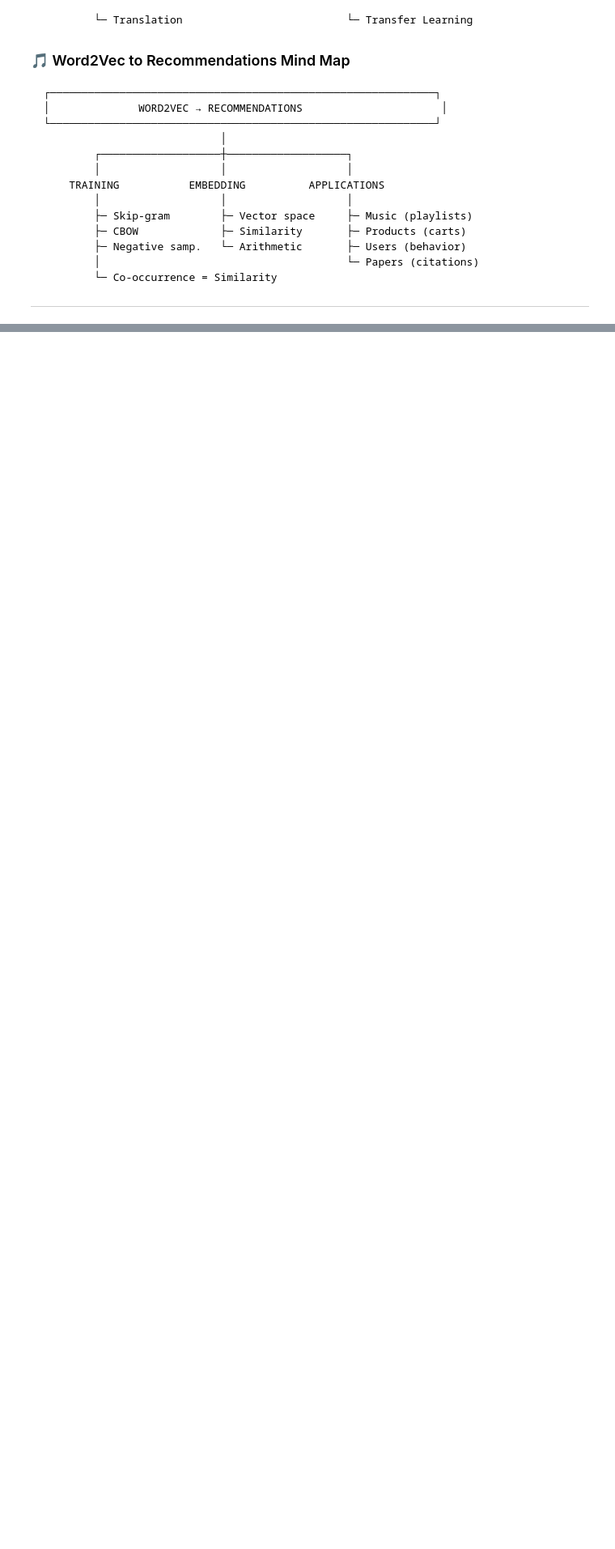
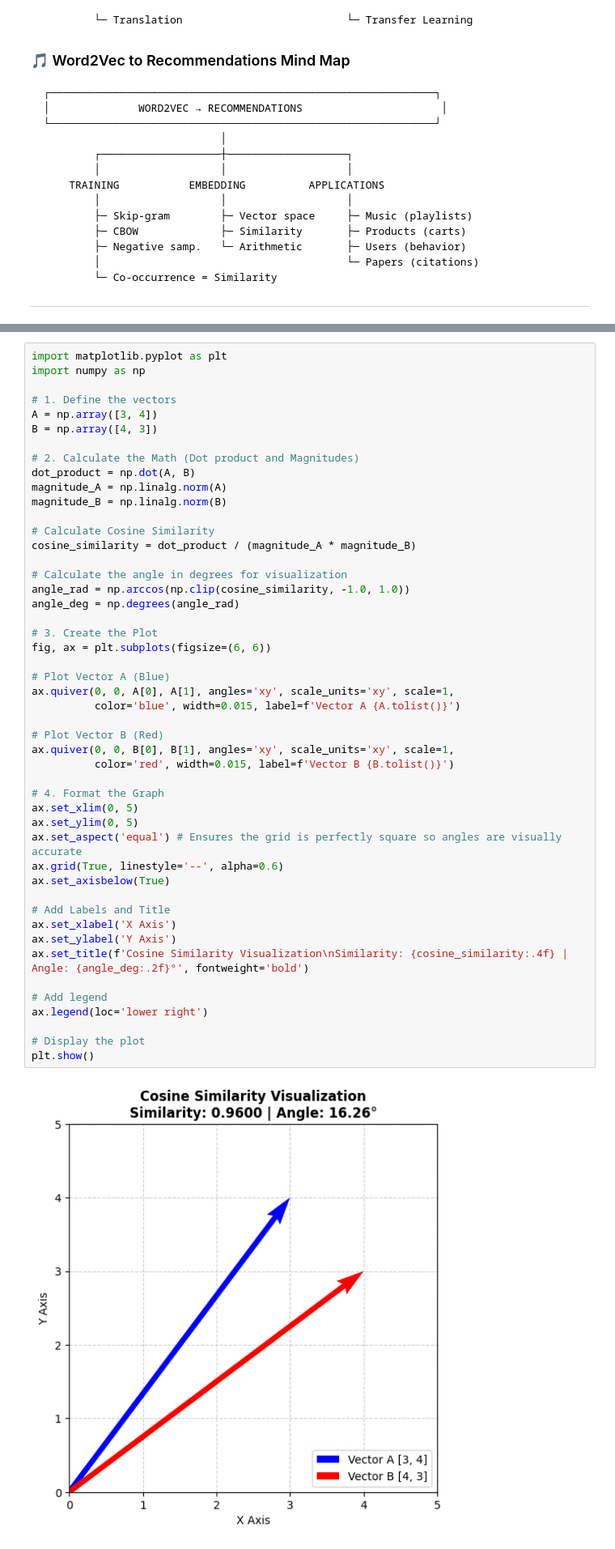
Before and after one commit to beingAnujChaudhary/HandsOnLLMs, a Jupyter notebook: notes/2. Tokens and Embeddings.ipynb, the cells around one changed output, grey strips where cells are left out. Shown at 81% size. Saved outputs shown, nothing was run; the diff lists cells and outputs as text; blank space fills up the shorter version.

```diff
--- a/notes/2. Tokens and Embeddings.ipynb
+++ b/notes/2. Tokens and Embeddings.ipynb
@@ -2219,0 +2275,50 @@ SyntaxError: invalid character '·' (U+00B7) (2468247584.py, line 19)
+# %%
+import matplotlib.pyplot as plt
+import numpy as np
+
+# 1. Define the vectors
+A = np.array([3, 4])
+B = np.array([4, 3])
+
+# 2. Calculate the Math (Dot product and Magnitudes)
+dot_product = np.dot(A, B)
+magnitude_A = np.linalg.norm(A)
+magnitude_B = np.linalg.norm(B)
+
+# Calculate Cosine Similarity
+cosine_similarity = dot_product / (magnitude_A * magnitude_B)
+
+# Calculate the angle in degrees for visualization
+angle_rad = np.arccos(np.clip(cosine_similarity, -1.0, 1.0))
+angle_deg = np.degrees(angle_rad)
+
+# 3. Create the Plot
+fig, ax = plt.subplots(figsize=(6, 6))
+
+# Plot Vector A (Blue)
+ax.quiver(0, 0, A[0], A[1], angles='xy', scale_units='xy', scale=1,
+          color='blue', width=0.015, label=f'Vector A {A.tolist()}')
+
+# Plot Vector B (Red)
+ax.quiver(0, 0, B[0], B[1], angles='xy', scale_units='xy', scale=1,
+          color='red', width=0.015, label=f'Vector B {B.tolist()}')
+
+# 4. Format the Graph
+ax.set_xlim(0, 5)
+ax.set_ylim(0, 5)
+ax.set_aspect('equal') # Ensures the grid is perfectly square so angles are visually accurate
+ax.grid(True, linestyle='--', alpha=0.6)
+ax.set_axisbelow(True)
+
+# Add Labels and Title
+ax.set_xlabel('X Axis')
+ax.set_ylabel('Y Axis')
+ax.set_title(f'Cosine Similarity Visualization\nSimilarity: {cosine_similarity:.4f} | Angle: {angle_deg:.2f}°', fontweight='bold')
+
+# Add legend
+ax.legend(loc='lower right')
+
+# Display the plot
+plt.show()
+# %% [output]
+[figure, added]
```
Also changed, not shown: parts of 11 cells of this notebook.
